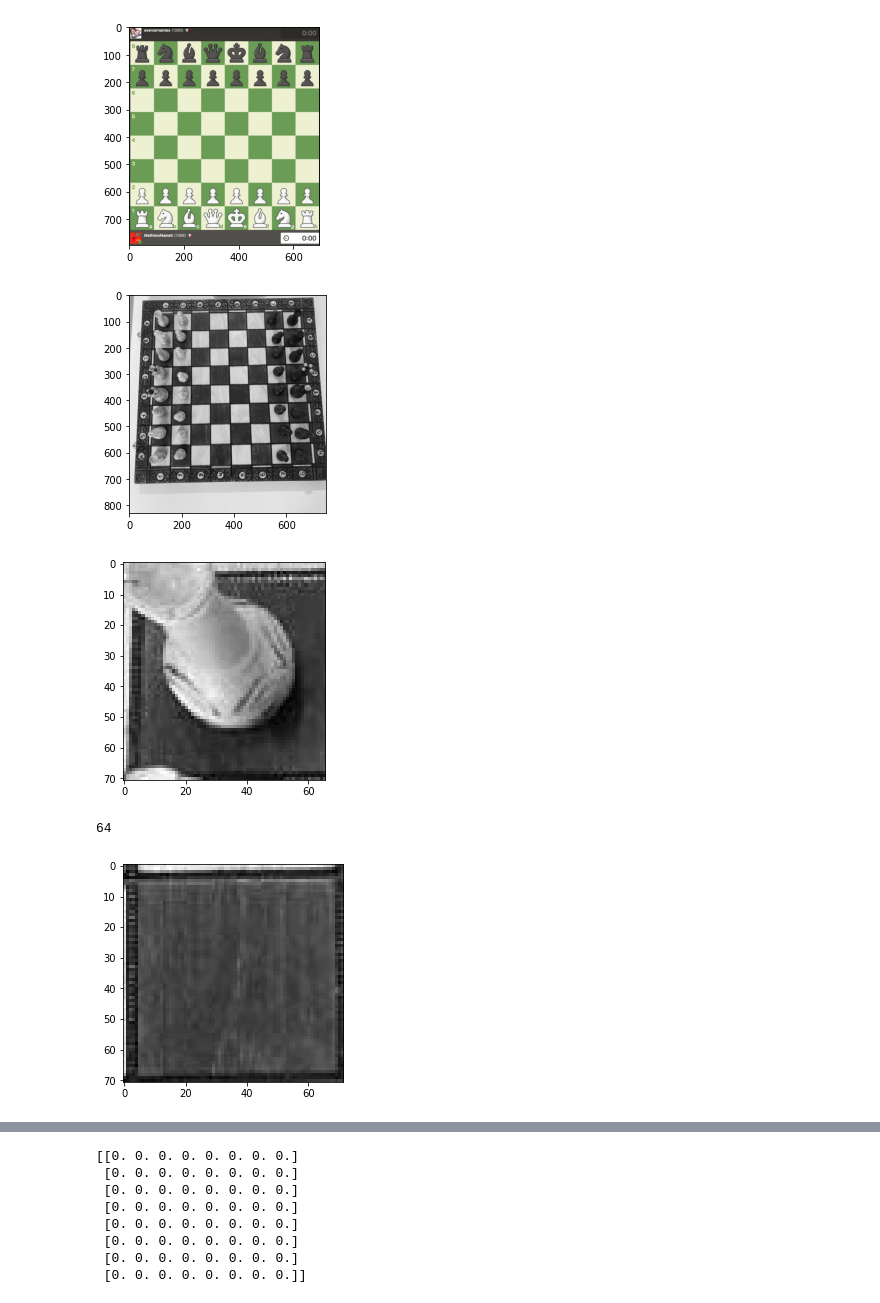
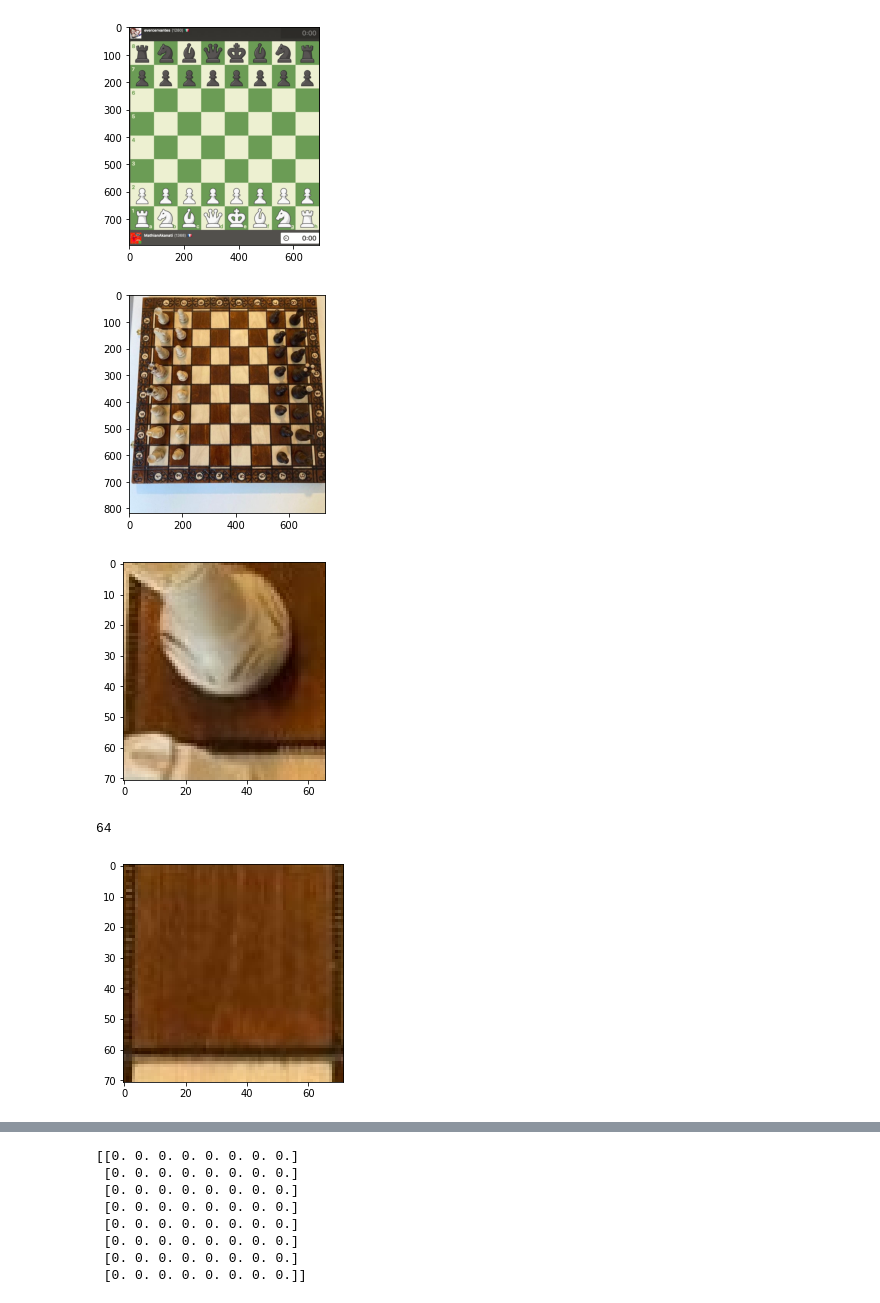
Before and after one commit to GuilhemPrince/VisualChess, a Jupyter notebook: code/get_array_from_board_intersec.ipynb, the cells around one changed output, grey strips where cells are left out. Saved outputs shown, nothing was run; the diff lists cells and outputs as text; code cells hidden in the pictures.

```diff
--- a/code/get_array_from_board_intersec.ipynb
+++ b/code/get_array_from_board_intersec.ipynb
@@ -20,10 +22,10 @@ def get_coord_square(point_list):
 def get_square(img, Xmin, Xmax, Ymin, Ymax):
     return img[Ymin:Ymax, Xmin:Xmax] # X et Y sont inversés, je ne sais pas pq
 # %%
-board_test = u.show_and_get_gray_img('.././photos_test/guilhem_board/0_rogned.jpg')
+board_test = u.show_and_get_colored_img('.././photos_test/guilhem_board/0.jpg')
 boxes_test = u.get_test_boxes()
 # %% [output]
-[figure, old version]
+[figure, new version]
 # %%
 point_list = boxes_test['a1']
 Xmin, Xmax, Ymin, Ymax = get_coord_square(point_list)
@@ -31,7 +33,7 @@ square_img = get_square(board_test, Xmin, Xmax, Ymin, Ymax)
 plt.imshow(square_img, cmap='gray')
 plt.show()
 # %% [output]
-[figure, old version]
+[figure, new version]
 # %%
 def get_all_squares(boxes, board):
     square_list = []
@@ -47,7 +49,7 @@ plt.imshow(square_list[2], cmap='gray')
 plt.show()
 # %% [output]
 64
-[figure, old version]
+[figure, new version]
 # %%
 plt.imshow(square_list[15], cmap='gray')
 plt.show()
```
Also changed, not shown: parts of 4 cells of this notebook, 5 other files.
